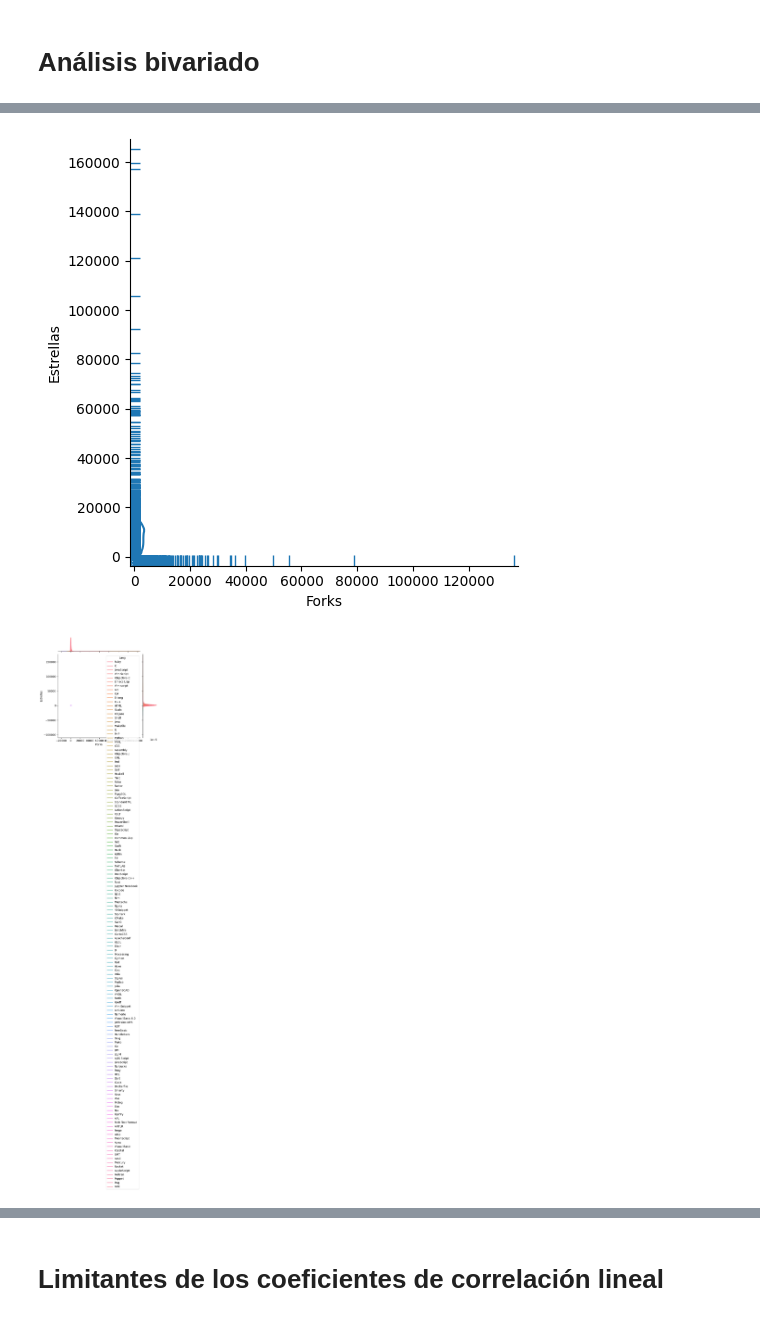
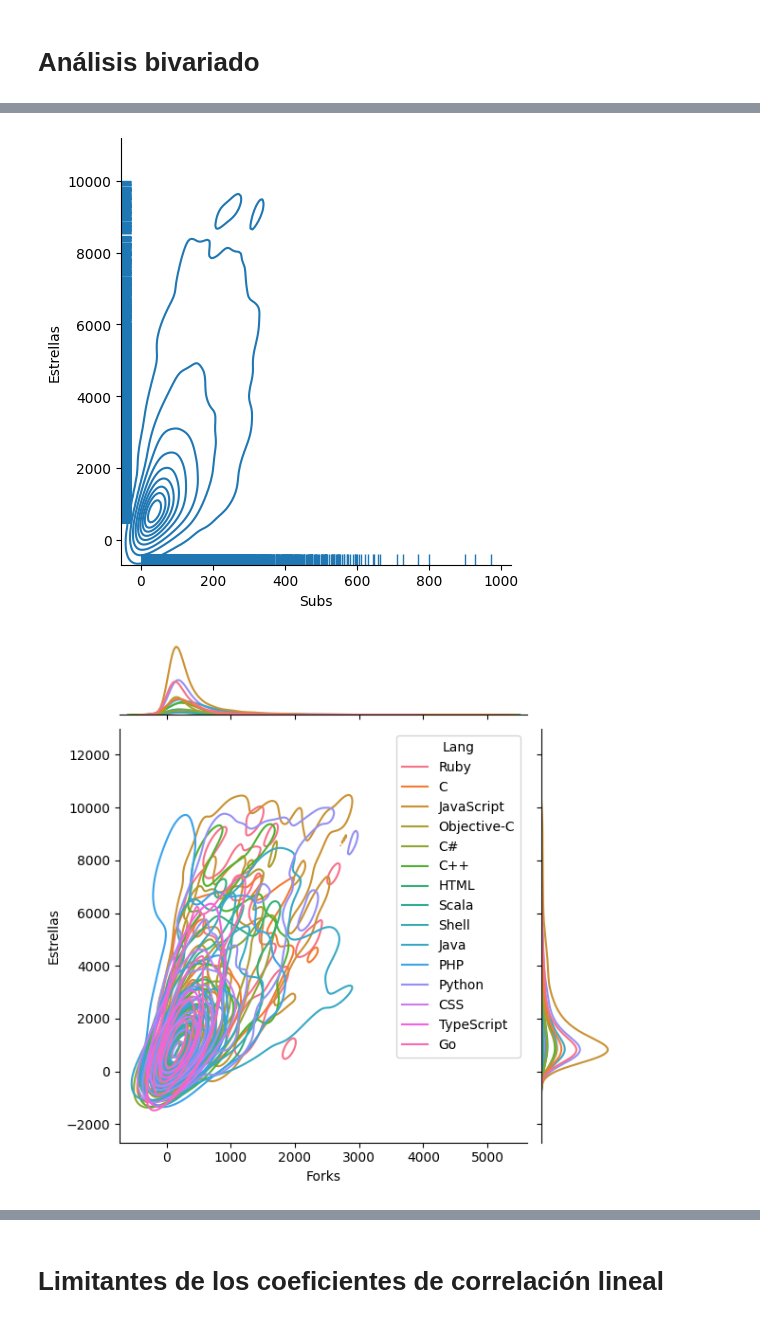
Before and after one commit to Yimi-17/jupyter_data_process, a Jupyter notebook: JyperterBooks/notebooks_proyect/notebook_principal.ipynb, the cells around one changed output, grey strips where cells are left out. Cells and saved outputs as stored; diff of their text form; code cells hidden in the pictures.

```diff
--- a/JyperterBooks/notebooks_proyect/notebook_principal.ipynb
+++ b/JyperterBooks/notebooks_proyect/notebook_principal.ipynb
@@ -88,7 +88,7 @@ dtype: object
 #df_git
 # %%
 # Seleccionar solo las columnas requeridas
-git_df = preprocess_git_df[['Name', 'URL', 'Lang', 'Estrellas', 'Forks', 'Subs', 'Issues', 'Size']] # Se selecciona las columnas especificas y se almacenaron en un dataframe llamado git_df
+git_df = preprocess_git_df[['Name', 'Lang', 'Estrellas', 'Forks', 'Subs', 'Issues', 'Size']] # Se selecciona las columnas especificas y se almacenaron en un dataframe llamado git_df
 # %%
 git_df #Para imprimir los valores del nuevo dataframe
 # %% [output]
@@ -678,2 +784,17 @@ sns.scatterplot(
+# %%
+git_fil2 = git_df_clean[
+    git_df_clean['Lang'].isin(
+        git_df_clean['Lang'].value_counts()[git_df_clean['Lang'].value_counts() > 100].index
+    ) &
+    (git_df_clean['Estrellas'] <= 10000
+    ) &
+    (git_df_clean['Subs'] <= 1000
+    ) &
+    (git_df_clean['Forks'] <= 5000
+    ) &
+    (git_df_clean['Issues'] <= 1600)
+
+
+]
 # %%
 sns.displot(
@@ -687,23 +808,23 @@ sns.displot(
 # %%
 sns.displot(
-    data=git_df_clean,
-    x='Forks',
+    data=git_fil2,
+    x='Subs',
     y='Estrellas',
     rug=True, # Analizar cada wea como asdaslkd
     kind='kde'
 );
 # %% [output]
-[figure, old version]
+[figure, new version]
 # %%
 sns.jointplot(
-    data=git_df_clean,
+    data=git_fil2,
     x='Forks',
     y='Estrellas',
     kind='kde',
     hue='Lang'
 );
 # %% [output]
-[figure, old version]
+[figure, new version]
 # %%
 # Guardamos el boxplot en una variable
 ax = sns.boxplot(
```
Also changed, not shown: parts of 62 cells of this notebook, 4 other files.
